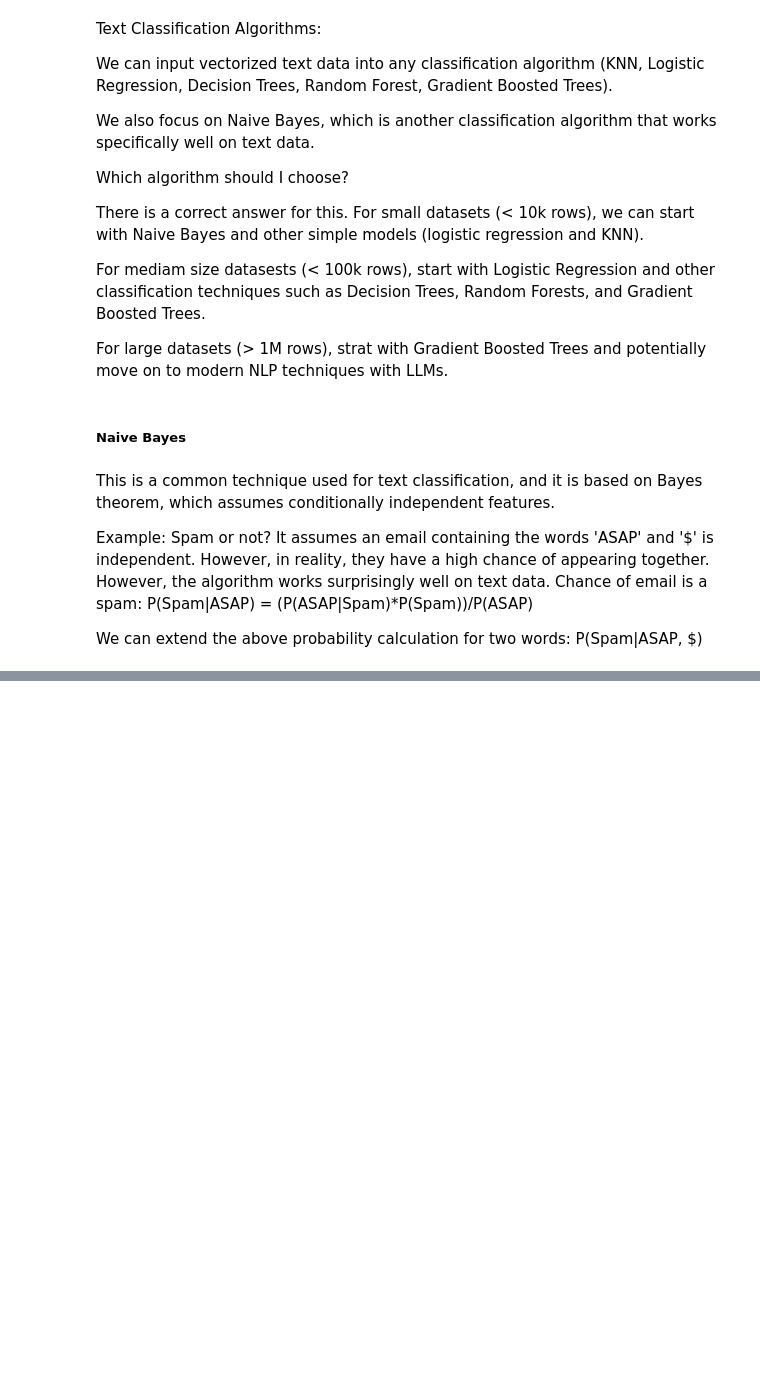
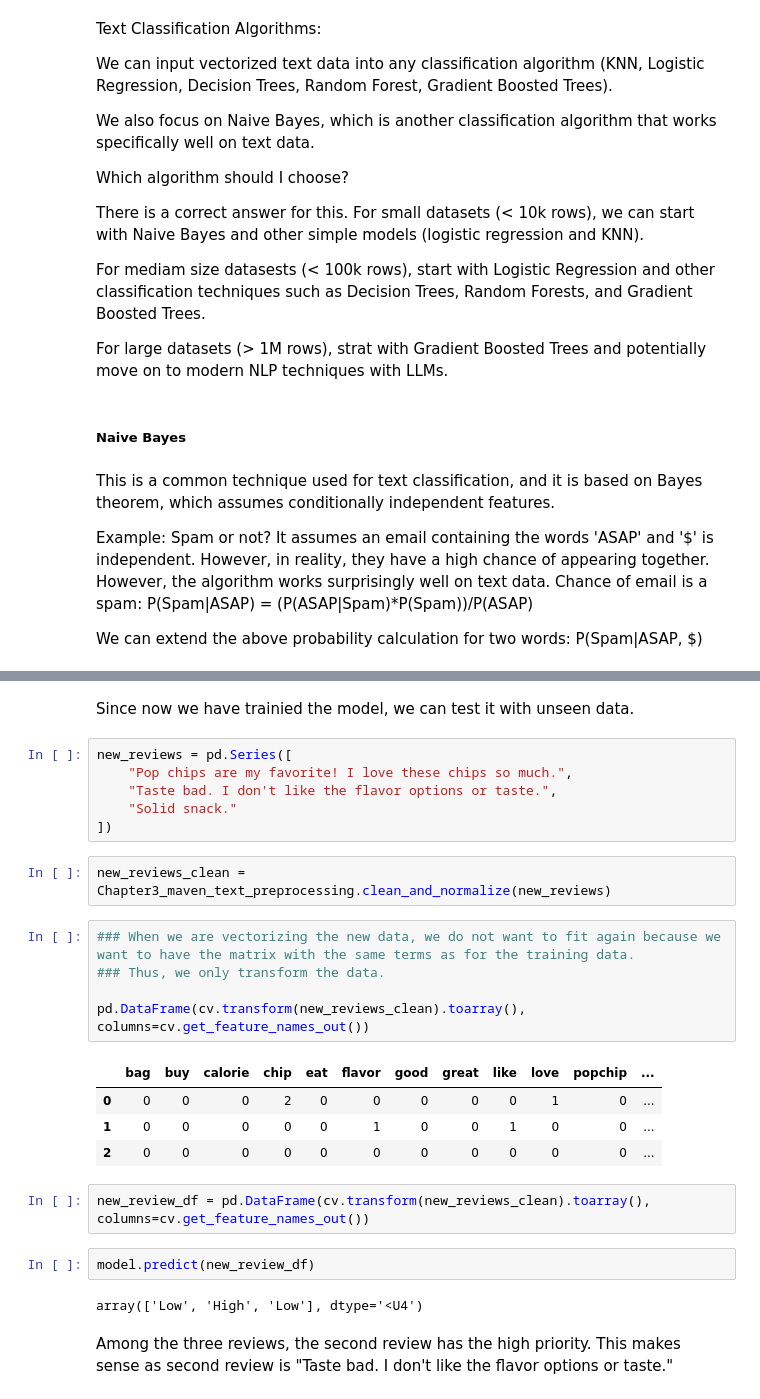
Before and after one commit to sulabola/NLP_in_Python, a Jupyter notebook: Chapter 3 - NLP with Machine Learning.ipynb, the cells around one changed output, grey strips where cells are left out. Drawn from its saved outputs; the diff is of its cells as text; blank space fills up the shorter version.

```diff
--- a/Chapter 3 - NLP with Machine Learning.ipynb
+++ b/Chapter 3 - NLP with Machine Learning.ipynb
@@ -277,0 +434,29 @@ We can extend the above probability calculation for two words: P(Spam|ASAP, $)
+# %% [markdown]
+Since now we have trainied the model, we can test it with unseen data.
+# %%
+new_reviews = pd.Series([
+    "Pop chips are my favorite! I love these chips so much.",
+    "Taste bad. I don't like the flavor options or taste.",
+    "Solid snack."
+])
+# %%
+new_reviews_clean = Chapter3_maven_text_preprocessing.clean_and_normalize(new_reviews)
+# %%
+### When we are vectorizing the new data, we do not want to fit again because we want to have the matrix with the same terms as for the training data.
+### Thus, we only transform the data.
+
+pd.DataFrame(cv.transform(new_reviews_clean).toarray(), columns=cv.get_feature_names_out())
+# %% [output]
+|  | bag | buy | calorie | chip | eat | flavor | good | great | like | love | popchip | ... |
+| 0 | 0 | 0 | 0 | 2 | 0 | 0 | 0 | 0 | 0 | 1 | 0 | ... |
+| 1 | 0 | 0 | 0 | 0 | 0 | 1 | 0 | 0 | 1 | 0 | 0 | ... |
+| 2 | 0 | 0 | 0 | 0 | 0 | 0 | 0 | 0 | 0 | 0 | 0 | ... |
+# %%
+new_review_df = pd.DataFrame(cv.transform(new_reviews_clean).toarray(), columns=cv.get_feature_names_out())
+# %%
+model.predict(new_review_df)
+# %% [output]
+array(['Low', 'High', 'Low'], dtype='<U4')
+# %% [markdown]
+Among the three reviews, the second review has the high priority.
+This makes sense as second review is "Taste bad. I don't like the flavor options or taste."
```
Also changed, not shown: parts of 18 cells of this notebook.
